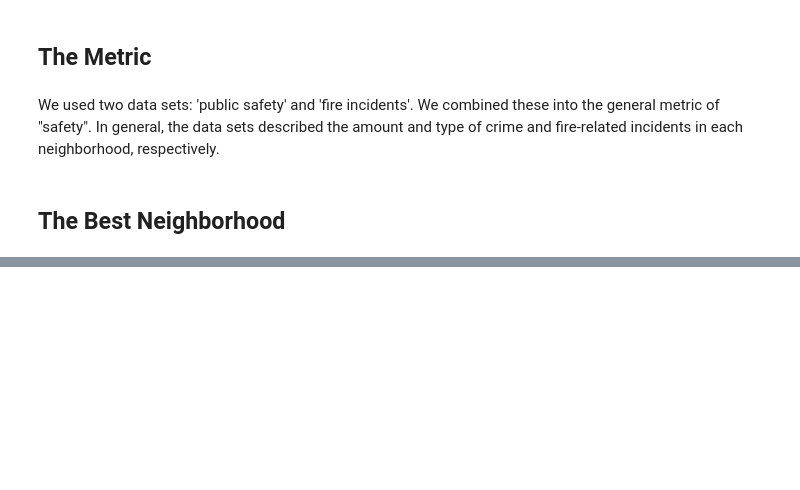
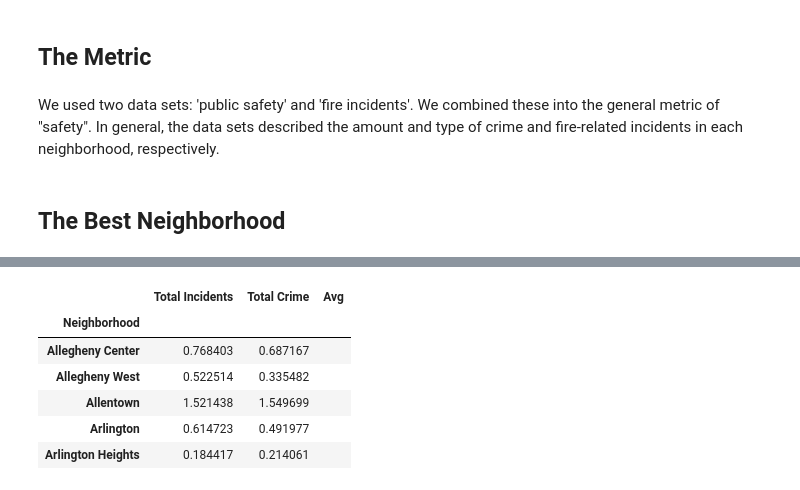
Before and after one commit to lxcasmar/Best-Neighbookhood-in-Pittsburgh, a Jupyter notebook: Final_report.ipynb, the cells around one changed output, grey strips where cells are left out. Cells and saved outputs as stored; diff of their text form; code cells hidden in the pictures; blank space fills up the shorter version.

```diff
--- a/Final_report.ipynb
+++ b/Final_report.ipynb
@@ -73,0 +122,15 @@ crime_totals.plot.bar(figsize=(20,10),stacked=True)
+# %%
+test=test.reset_index()
+num=pd.Series(crime_totals['Total Crime'].tolist())
+test['Total Crime']=num
+test['Avg']=''
+test=test.set_index('Neighborhood')
+test.head()
+# %% [output]
+|  | Total Incidents | Total Crime | Avg |
+| Neighborhood |  |  |  |
+| Allegheny Center | 0.768403 | 0.687167 |  |
+| Allegheny West | 0.522514 | 0.335482 |  |
+| Allentown | 1.521438 | 1.549699 |  |
+| Arlington | 0.614723 | 0.491977 |  |
+| Arlington Heights | 0.184417 | 0.214061 |  |
```
Also changed, not shown: parts of 9 cells of this notebook, 1 other file.
